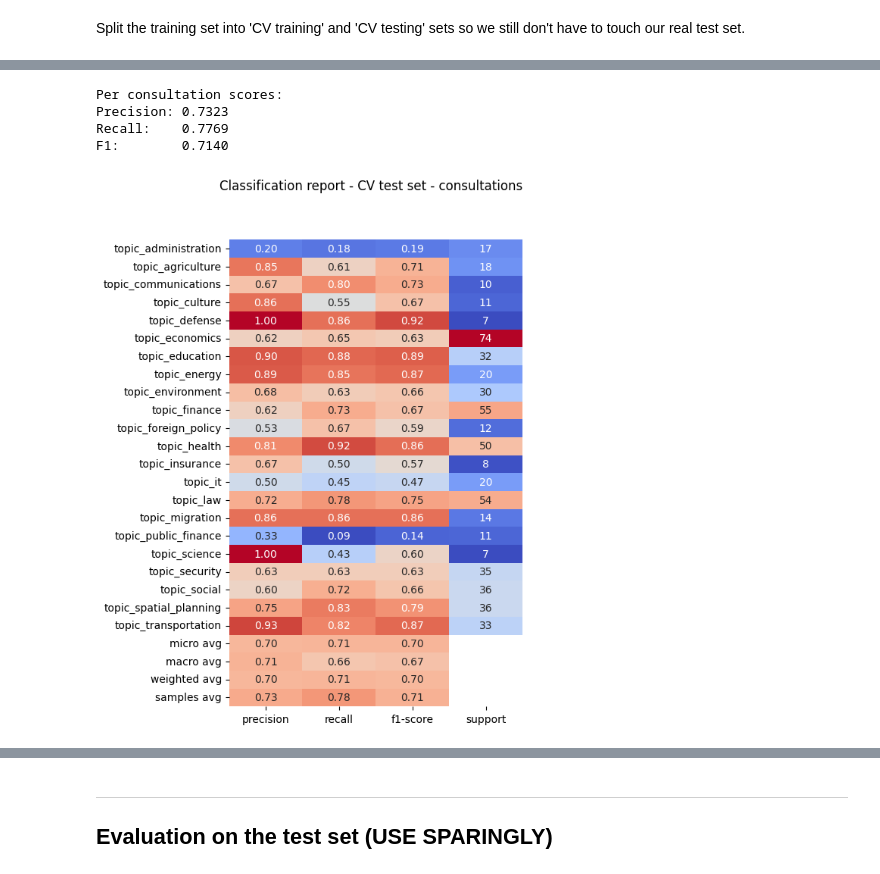
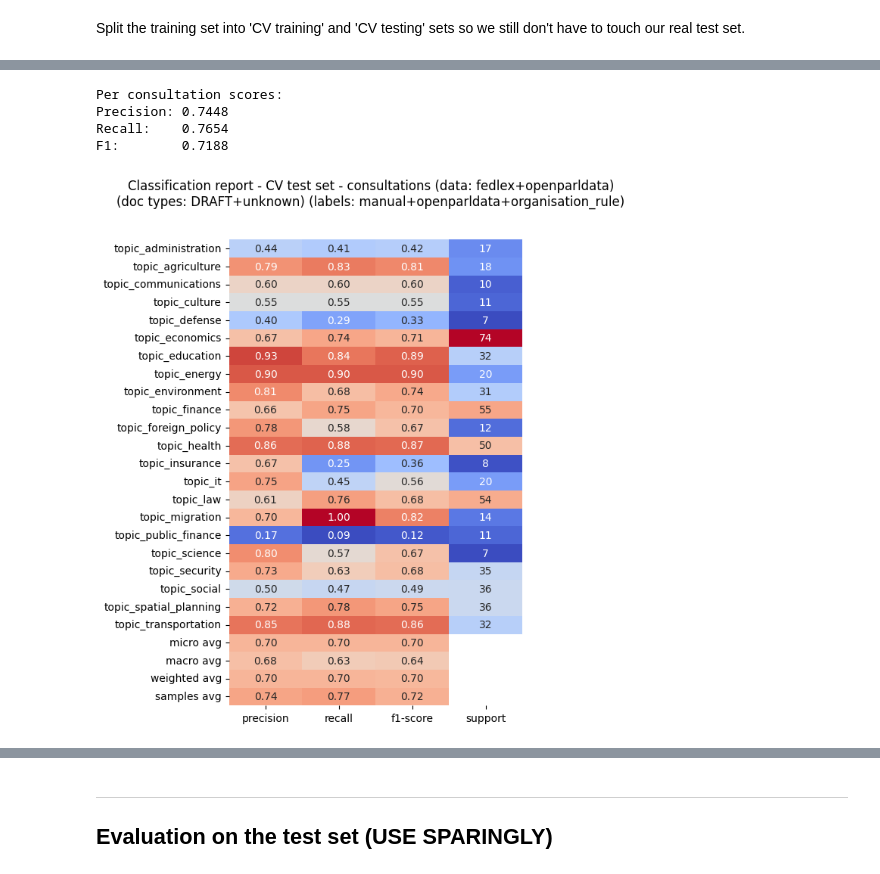
Before and after one commit to Demokratis-ch/demokratis-ml, a Jupyter notebook: research/consultation_topics/VM_document_topic_classifier.ipynb, the cells around one changed output, grey strips where cells are left out. Cells and saved outputs as stored; diff of their text form; code cells hidden in the pictures.

```diff
--- a/research/consultation_topics/VM_document_topic_classifier.ipynb
+++ b/research/consultation_topics/VM_document_topic_classifier.ipynb
@@ -1,7 +1,7 @@
 # %% [markdown]
 # Setup
 # %%
-DATA_FILE_NAME = "consultation-documents-preprocessed-2024-12-03.parquet"
+DATA_FILE_NAME = "consultation-documents-preprocessed-2024-12-13.parquet"
 
 DOCUMENT_SOURCES = {
     "fedlex",
@@ -21,6 +21,11 @@ TOPIC_LABEL_SOURCES = {
 # EMBEDDING_MODEL = "openai/text-embedding-ada-002"
 EMBEDDING_MODEL = "openai/text-embedding-3-large"
 
+# If the model is set, it will be used to find drafts in None-typed documents.
+# None-typed documents not classified as drafts *will be discarded*.
+DRAFT_CLASSIFIER_MODEL = None
+# DRAFT_CLASSIFIER_MODEL = "models/draft_classification.pkl"
+
 # FROM_YEAR = 2010
 FROM_YEAR = 2000
 
@@ -32,8 +37,8 @@ IGNORE_TOPICS = {
 
 DOC_TYPES = {
     "DRAFT",
-    "VARIOUS_TEXT",  # default document type for openparldata
-    None,  # Many openparldata documents don't have a known type (they're likely labeled as "VARIOUS_TEXT" though)
+    None,  # Many openparldata documents don't have a known type
+    # "VARIOUS_TEXT",
     # "LETTER",
     # "RECIPIENT_LIST",  # proven to not be useful
     # "REPORT",
@@ -310,0 +332,9 @@ with embeddings.use_cache(
+# %%
+if DRAFT_CLASSIFIER_MODEL is not None:
+    unknown_index_train = df_input_train["document_type"].isna()
+    embeddings_train = embeddings_train[~unknown_index_train]
+    df_input_train = df_input_train[~unknown_index_train]
+
+    unknown_index_test = df_input_test["document_type"].isna()
+    embeddings_test = embeddings_test[~unknown_index_test]
+    df_input_test = df_input_test[~unknown_index_test]
@@ -474,20 +506,40 @@ print(f"Recall:    {scores_consultations['test_recall']:.4f}")
 print(f"F1:        {scores_consultations['test_f1']:.4f}")
 # %% [output]
 Per consultation scores:
-Precision: 0.7323
-Recall:    0.7769
-F1:        0.7140
+Precision: 0.7448
+Recall:    0.7654
+F1:        0.7188
+# %%
+def _values(column: str) -> list[str]:
+    """Report values in the dataset - for watermarking plots"""
+    return sorted(x if (x == x and x is not None) else "unknown" for x in df_input_train[column].unique())  # noqa: PLR0124
+
+
+document_sources = "+".join(_values("document_source"))
+synthetic_types = {"consultation_title", "consultation_description", "organisation_name"}
+document_types = "+".join(t for t in _values("document_type") if t not in synthetic_types)
+label_sources = "+".join(_values("consultation_topics_label_source"))
+
+
+def plot_title(title: str) -> str:
+    """Add dataset information to plot titles"""
+    return "\n".join(
+        [
+            f"{title} (data: {document_sources})",
+            f"(doc types: {document_types}) (labels: {label_sources})",
+        ]
+    )
 # %%
 fig = plotting.plot_classification_report_heatmap(
     cv_test_ground_truth_consultations.values,
     cv_test_predictions_consultations.values,
     target_names=topic_columns,
 )
-fig.suptitle("Classification report - CV test set - consultations")
+fig.suptitle(plot_title("Classification report - CV test set - consultations"))
 mlflow.log_figure(fig, "classification_report_heatmap_cv_test.png")
 fig
 # %% [output]
-[figure, old version]
+[figure, new version]
 # %%
 fig = plotting.plot_score_against_support(
     cv_test_ground_truth_consultations.values,
```
Also changed, not shown: parts of 26 cells of this notebook.
